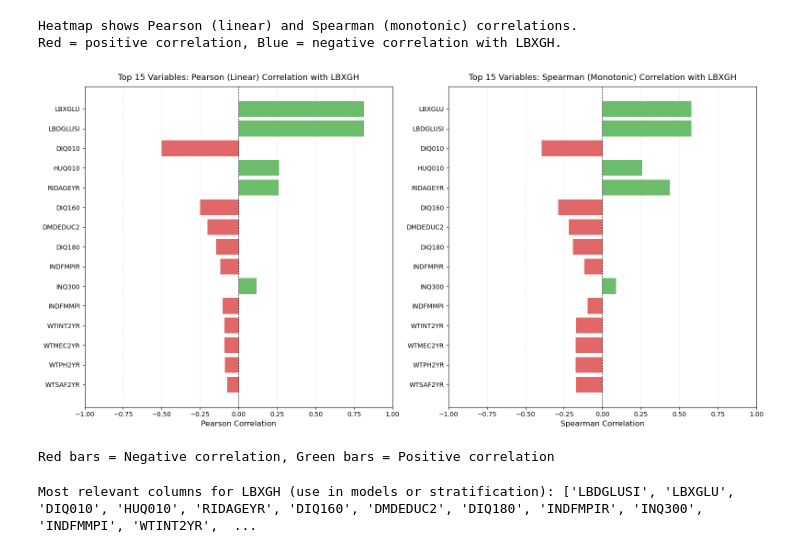
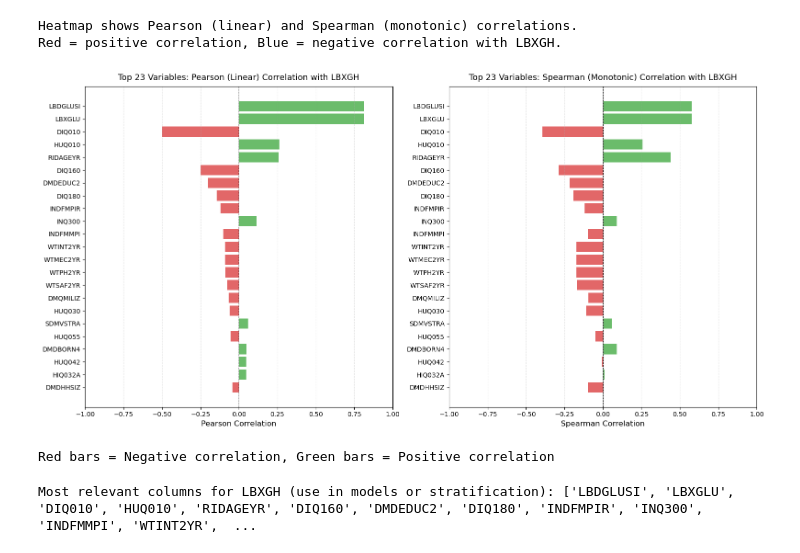
Before and after one commit to unnatiagarwal02/BMI_Applied_project, a Jupyter notebook: Data_understanding.ipynb, the cells around one changed output. Cells and saved outputs as stored; diff of their text form; code cells hidden in the pictures.

```diff
--- a/Data_understanding.ipynb
+++ b/Data_understanding.ipynb
@@ -337,36 +337,36 @@ Red = positive correlation, Blue = negative correlation with LBXGH.
 fig, (ax1, ax2) = plt.subplots(1, 2, figsize=(16, 8))
 
 # Top N for visualization
-top_n = 15
+top_n = 23
 top_corr_viz = corr_df.head(top_n).copy()
 
 # Sort by absolute Pearson for consistent ordering
 top_corr_viz = top_corr_viz.sort_values("abs_pearson", ascending=True)
 
 # Bar chart for Pearson correlation
 colors_pearson = ["#2ca02c" if x > 0 else "#d62728" for x in top_corr_viz["pearson"]]
 ax1.barh(top_corr_viz["column"], top_corr_viz["pearson"], color=colors_pearson, alpha=0.7)
 ax1.axvline(x=0, color="black", linestyle="--", linewidth=0.8)
 ax1.set_xlabel("Pearson Correlation", fontsize=12)
 ax1.set_title(f"Top {top_n} Variables: Pearson (Linear) Correlation with LBXGH", fontsize=13, pad=10)
 ax1.grid(axis="x", alpha=0.3, linestyle="--")
 ax1.set_xlim(-1, 1)
 
 # Bar chart for Spearman correlation
 colors_spearman = ["#2ca02c" if x > 0 else "#d62728" for x in top_corr_viz["spearman"]]
 ax2.barh(top_corr_viz["column"], top_corr_viz["spearman"], color=colors_spearman, alpha=0.7)
 ax2.axvline(x=0, color="black", linestyle="--", linewidth=0.8)
 ax2.set_xlabel("Spearman Correlation", fontsize=12)
 ax2.set_title(f"Top {top_n} Variables: Spearman (Monotonic) Correlation with LBXGH", fontsize=13, pad=10)
 ax2.grid(axis="x", alpha=0.3, linestyle="--")
 ax2.set_xlim(-1, 1)
 
 plt.tight_layout()
 plt.show()
 
 print("Red bars = Negative correlation, Green bars = Positive correlation")
 # %% [output]
-[figure, old version]
+[figure, new version]
 Red bars = Negative correlation, Green bars = Positive correlation
 # %%
 # Brief interpretation: variable meanings (NHANES)
```
